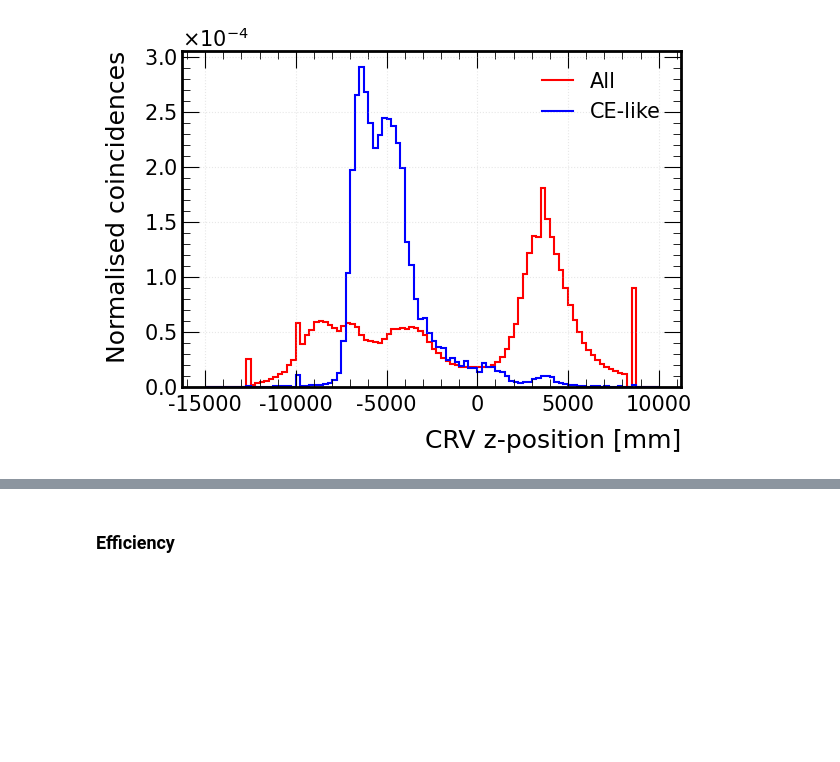
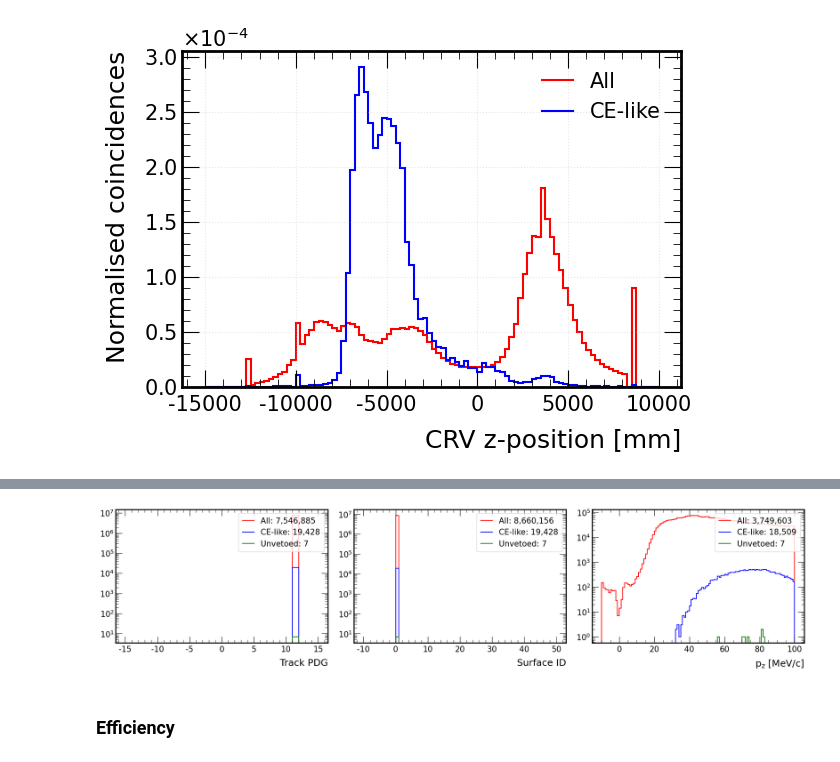
Before and after one commit to sam-grant/mu2e-cosmic, a Jupyter notebook: notebooks/ana/alpha_CRY_offspill-LH_as.ipynb, the cells around one changed output, grey strips where cells are left out. Saved outputs shown, nothing was run; the diff lists cells and outputs as text; code cells hidden in the pictures; blank space fills up the shorter version.

```diff
--- a/notebooks/ana/alpha_CRY_offspill-LH_as.ipynb
+++ b/notebooks/ana/alpha_CRY_offspill-LH_as.ipynb
@@ -79,3 +81,7 @@ And it wants to use the full selection, ignoring my slice command
+# %%
+draw.plot_sanity(results["hists"])
+# %% [output]
+[figure, added]
 # %% [markdown]
 ### Efficiency
 # %%
```
Also changed, not shown: parts of 6 cells of this notebook, 7 other files.
